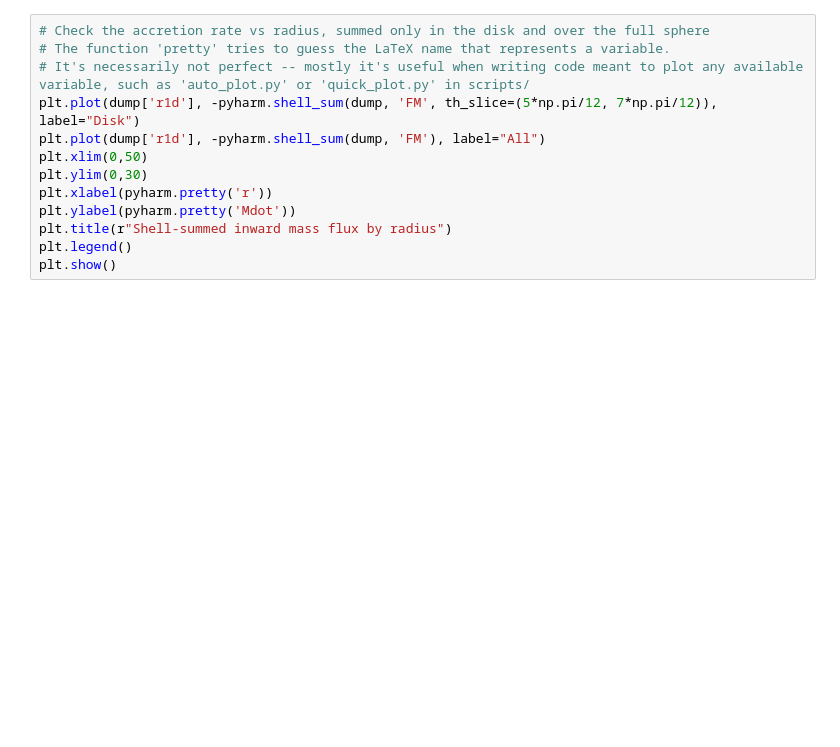
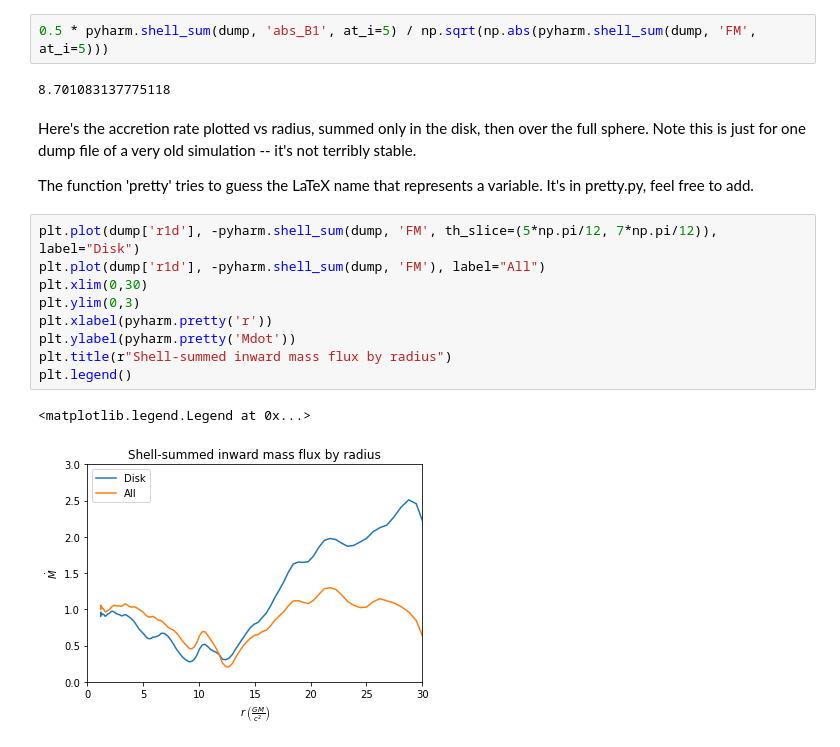
Before and after one commit to AFD-Illinois/pyharm, a Jupyter notebook: notebooks/Sample.ipynb, the cells around one changed output. Drawn from its saved outputs; the diff is of its cells as text; blank space fills up the shorter version.

```diff
--- a/notebooks/Sample.ipynb
+++ b/notebooks/Sample.ipynb
@@ -31,13 +64,20 @@ dump = pyharm.load_dump("dump_00002000.h5", calc_derived=True)
+# %%
+0.5 * pyharm.shell_sum(dump, 'abs_B1', at_i=5) / np.sqrt(np.abs(pyharm.shell_sum(dump, 'FM', at_i=5)))
+# %% [output]
+8.701083137775118
+# %% [markdown]
+Here's the accretion rate plotted vs radius, summed only in the disk, then over the full sphere.  Note this is just for one dump file of a very old simulation -- it's not terribly stable.
+
+The function 'pretty' tries to guess the LaTeX name that represents a variable.  It's in pretty.py, feel free to add.
 # %%
-# Check the accretion rate vs radius, summed only in the disk and over the full sphere
-# The function 'pretty' tries to guess the LaTeX name that represents a variable.
-# It's necessarily not perfect -- mostly it's useful when writing code meant to plot any available variable, such as 'auto_plot.py' or 'quick_plot.py' in scripts/
 plt.plot(dump['r1d'], -pyharm.shell_sum(dump, 'FM', th_slice=(5*np.pi/12, 7*np.pi/12)), label="Disk")
 plt.plot(dump['r1d'], -pyharm.shell_sum(dump, 'FM'), label="All")
-plt.xlim(0,50)
-plt.ylim(0,30)
+plt.xlim(0,30)
+plt.ylim(0,3)
 plt.xlabel(pyharm.pretty('r'))
 plt.ylabel(pyharm.pretty('Mdot'))
 plt.title(r"Shell-summed inward mass flux by radius")
 plt.legend()
-plt.show()
+# %% [output]
+<matplotlib.legend.Legend at 0x...>
+[figure, added]
```
Also changed, not shown: parts of 22 cells of this notebook, 3 other files.
